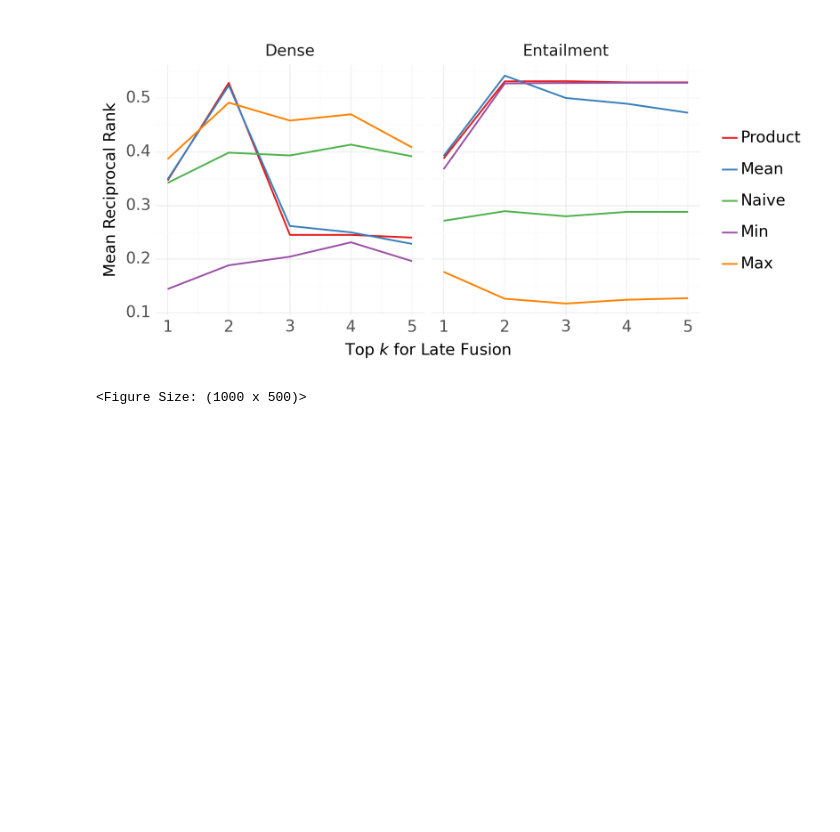
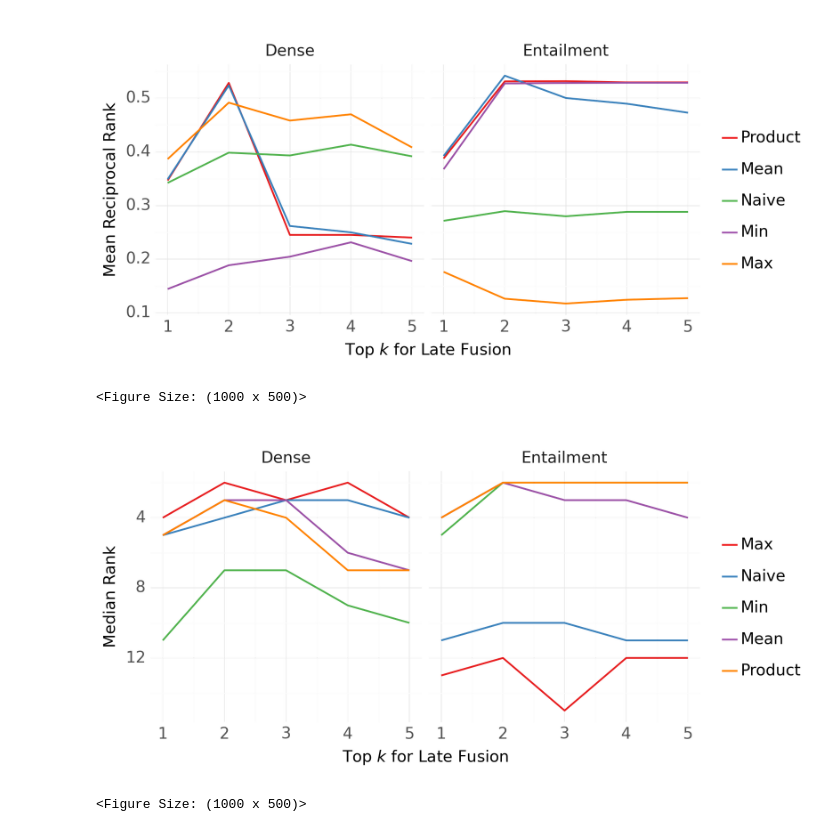
Before and after one commit to baronet2/marir, a Jupyter notebook: RIRD/21_compare_algorithms_item_first.ipynb, the cells around one changed output. Drawn from its saved outputs; the diff is of its cells as text; code cells hidden in the pictures; blank space fills up the shorter version.

```diff
--- a/RIRD/21_compare_algorithms_item_first.ipynb
+++ b/RIRD/21_compare_algorithms_item_first.ipynb
@@ -232,3 +242,33 @@ p
 # %% [output]
 [figure]
 <Figure Size: (1000 x 500)>
+# %%
+from plotnine import *
+import numpy as np
+
+p = (
+    ranks
+    .groupby(['method', 'scorer', 'k'])
+    ['rank'].agg('median')
+    .reset_index()
+    .assign(
+        method_type = lambda d: np.where(d.method == 'naive', 'naive', 'aspect-based'),
+        method = lambda d: d.method.replace({'prod': 'product'}).str.capitalize(),
+        scorer = lambda d: d.scorer.str.capitalize()
+    )
+    .pipe(ggplot, aes(y = 'rank', x = 'k', color = 'reorder(method, -rank)')) +
+    facet_wrap("scorer") +
+    geom_line(size = 1) +
+    theme_minimal() +
+    scale_y_reverse() +
+    scale_color_brewer(type="qual", palette="Set1") +
+    labs(y = "Median Rank", x = "Top $k$ for Late Fusion", color = "", linetype="") +
+    theme(figure_size=(10, 5), text=element_text(size=16), legend_entry_spacing_y=16)
+)
+
+p.save("RIRD Results Median.png")
+
+p
+# %% [output]
+[figure, added]
+<Figure Size: (1000 x 500)>
```
Also changed, not shown: parts of 4 cells of this notebook, 5 other files.
